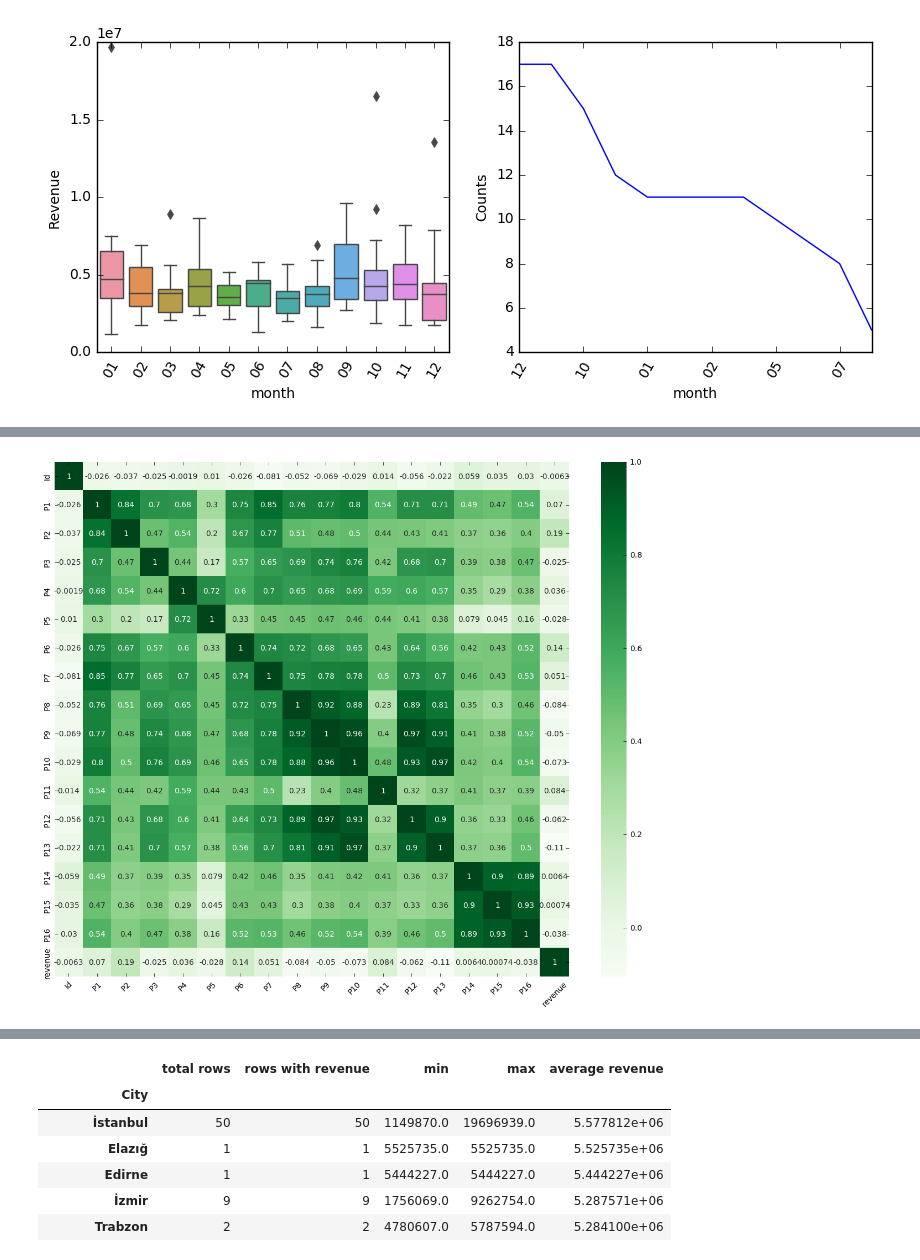
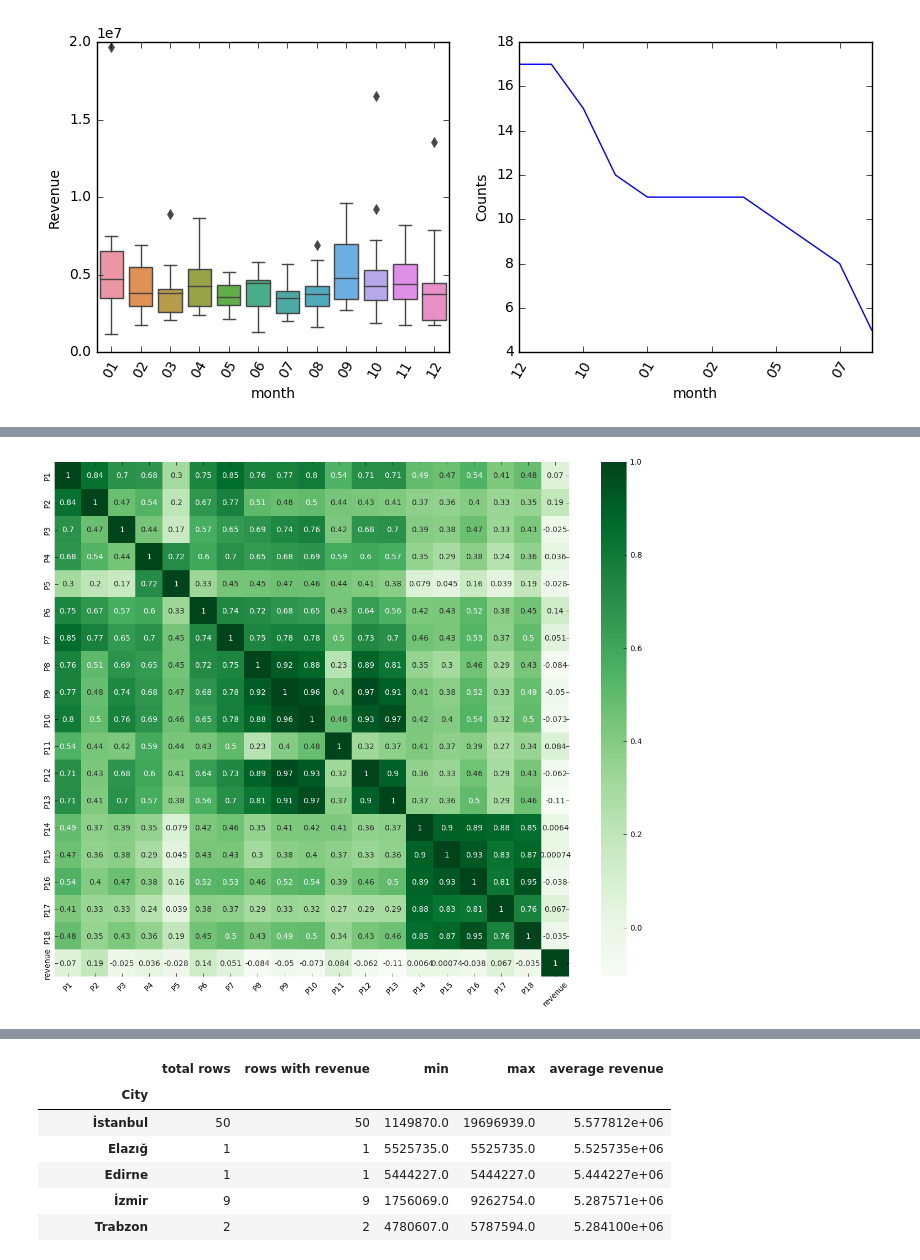
Before and after one commit to PurbashaChatterjee/RevenuePrediction, a Jupyter notebook: revenuePrediction.ipynb, the cells around one changed output, grey strips where cells are left out. Cells and saved outputs as stored; diff of their text form; code cells hidden in the pictures.

```diff
--- a/revenuePrediction.ipynb
+++ b/revenuePrediction.ipynb
@@ -217,8 +241,8 @@ featurePlot('P2')
 # %%
 fig=plt.figure(figsize=(15,12))
-features=['Id','month','year','P1','P2','P3','P4','P5','P6','P7','P8','P9','P10','P11','P12','P13','P14','P15','P16']
+features=(train.loc[:,'P1':'P18']).columns.tolist()
 sns.heatmap(train[features+['revenue']].corr(),cmap='Greens',annot=True)
 plt.xticks(rotation=45)
 plt.show()
 # %% [output]
-[figure, old version]
+[figure, new version]
```
Also changed, not shown: parts of 34 cells of this notebook.
